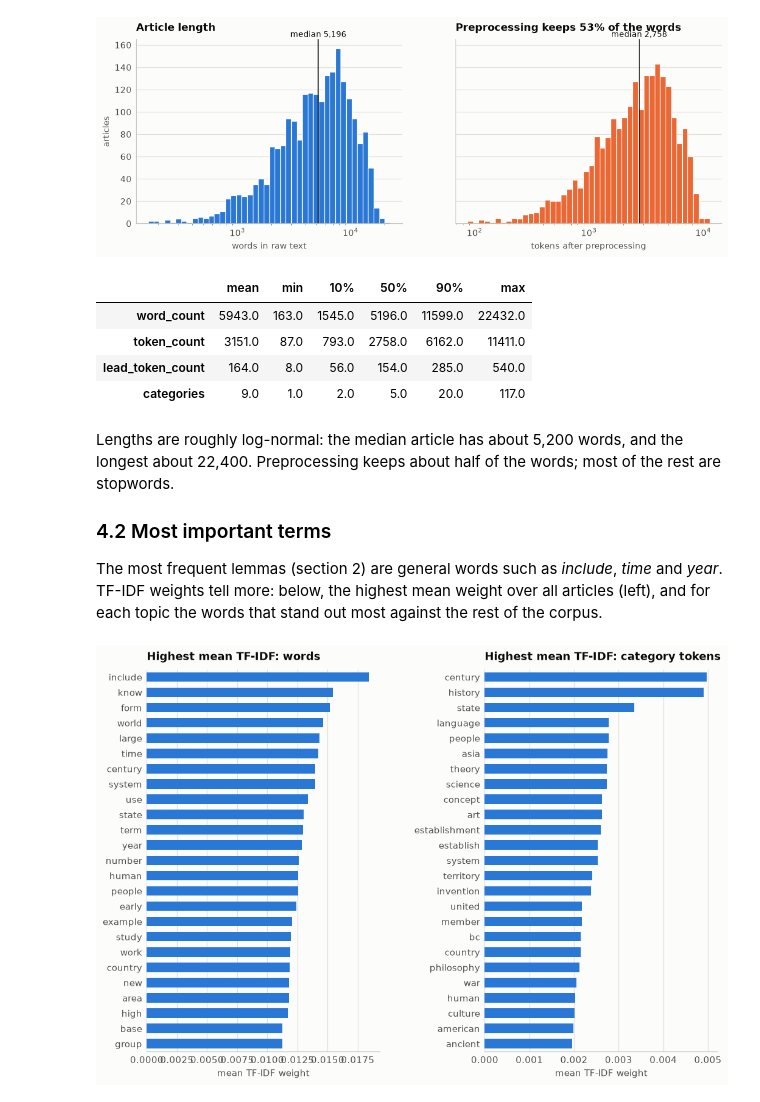
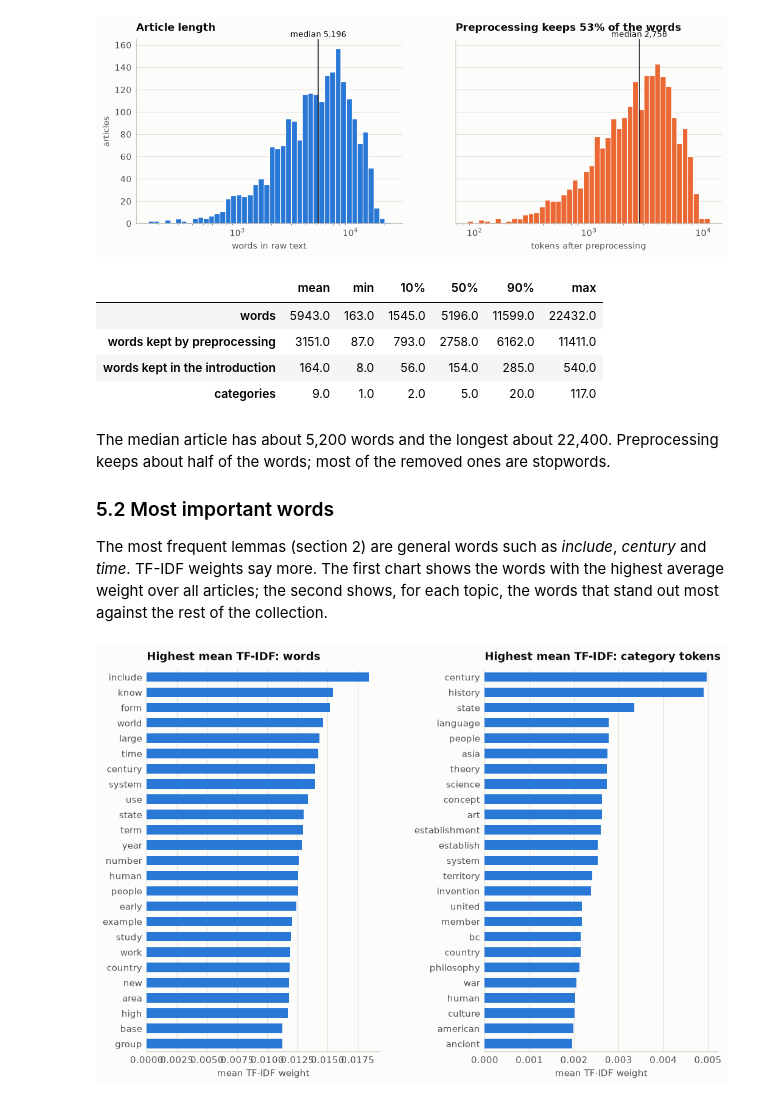
Before and after one commit to MateuszNiezgodka/Wiki_recommender, a Jupyter notebook: notebooks/final_report.ipynb, the cells around one changed output. Saved outputs shown, nothing was run; the diff lists cells and outputs as text; code cells hidden in the pictures.

```diff
--- a/notebooks/final_report.ipynb
+++ b/notebooks/final_report.ipynb
@@ -252,22 +378,29 @@ show(corpus.plot_length_histograms(frame), "length_histograms")
 # %%
 frame[["word_count", "token_count", "lead_token_count", "categories"]].describe(
     percentiles=[0.1, 0.5, 0.9]
-).T[["mean", "min", "10%", "50%", "90%", "max"]].round(0)
+).T[["mean", "min", "10%", "50%", "90%", "max"]].rename(
+    index={
+        "word_count": "words",
+        "token_count": "words kept by preprocessing",
+        "lead_token_count": "words kept in the introduction",
+        "categories": "categories",
+    }
+).round(0)
 # %% [output]
 |  | mean | min | 10% | 50% | 90% | max |
-| word_count | 5943.0 | 163.0 | 1545.0 | 5196.0 | 11599.0 | 22432.0 |
-| token_count | 3151.0 | 87.0 | 793.0 | 2758.0 | 6162.0 | 11411.0 |
-| lead_token_count | 164.0 | 8.0 | 56.0 | 154.0 | 285.0 | 540.0 |
+| words | 5943.0 | 163.0 | 1545.0 | 5196.0 | 11599.0 | 22432.0 |
+| words kept by preprocessing | 3151.0 | 87.0 | 793.0 | 2758.0 | 6162.0 | 11411.0 |
+| words kept in the introduction | 164.0 | 8.0 | 56.0 | 154.0 | 285.0 | 540.0 |
 | categories | 9.0 | 1.0 | 2.0 | 5.0 | 20.0 | 117.0 |
 # %% [markdown]
-Lengths are roughly log-normal: the median article has about 5,200 words, and the longest about 22,400.
-Preprocessing keeps about half of the words; most of the rest are stopwords.
+The median article has about 5,200 words and the longest about 22,400. Preprocessing keeps about half of
+the words; most of the removed ones are stopwords.
 
-### 4.2 Most important terms
+### 5.2 Most important words
 
-The most frequent lemmas (section 2) are general words such as *include*, *time* and *year*. TF-IDF
-weights tell more: below, the highest mean weight over all articles (left), and for each topic the words
-that stand out most against the rest of the corpus.
+The most frequent lemmas (section 2) are general words such as *include*, *century* and *time*. TF-IDF
+weights say more. The first chart shows the words with the highest average weight over all articles;
+the second shows, for each topic, the words that stand out most against the rest of the collection.
 # %%
 show(corpus.plot_top_tfidf(model, 25), "top_tfidf")
 # %% [output]
```
Also changed, not shown: parts of 52 cells of this notebook, 19 other files.
